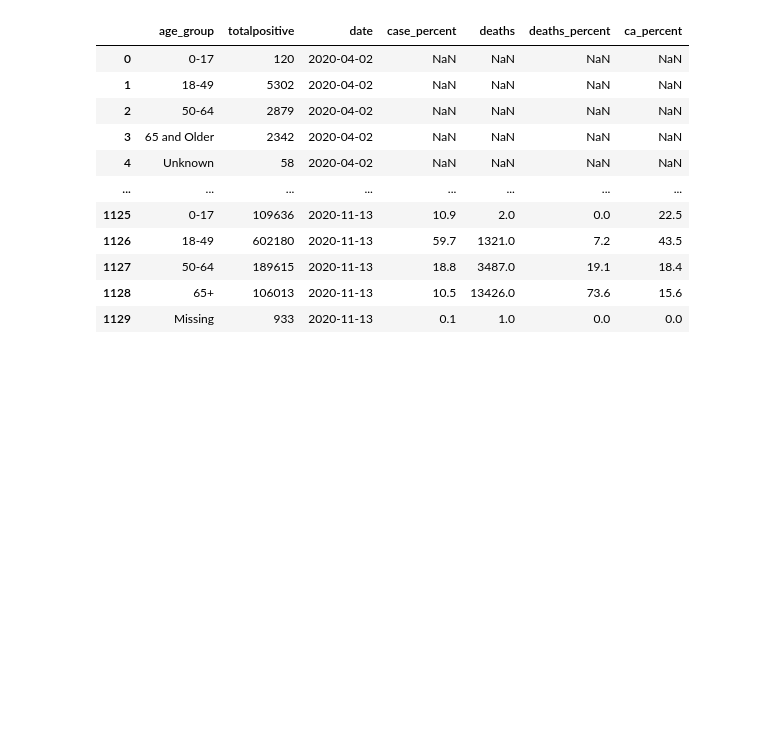
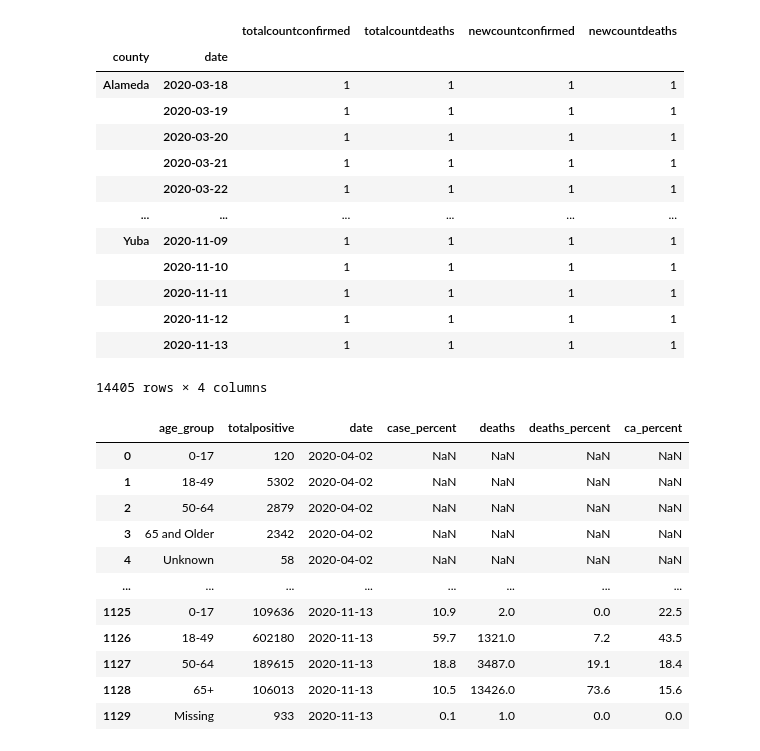
Before and after one commit to rteves0914/COVID_analysis, a Jupyter notebook: data.ipynb, the cells around one changed output. Saved outputs shown, nothing was run; the diff lists cells and outputs as text; code cells hidden in the pictures; blank space fills up the shorter version.

```diff
--- a/data.ipynb
+++ b/data.ipynb
@@ -26,3 +31,21 @@ df_by_county
+# %%
+df_county = df_by_county.groupby(["county", "date"]).sum()
+df_county
+# %% [output]
+|  |  | totalcountconfirmed | totalcountdeaths | newcountconfirmed | newcountdeaths |
+| county | date |  |  |  |  |
+| Alameda | 2020-03-18 | 1 | 1 | 1 | 1 |
+|  | 2020-03-19 | 1 | 1 | 1 | 1 |
+|  | 2020-03-20 | 1 | 1 | 1 | 1 |
+|  | 2020-03-21 | 1 | 1 | 1 | 1 |
+|  | 2020-03-22 | 1 | 1 | 1 | 1 |
+| ... | ... | ... | ... | ... | ... |
+| Yuba | 2020-11-09 | 1 | 1 | 1 | 1 |
+|  | 2020-11-10 | 1 | 1 | 1 | 1 |
+|  | 2020-11-11 | 1 | 1 | 1 | 1 |
+|  | 2020-11-12 | 1 | 1 | 1 | 1 |
+|  | 2020-11-13 | 1 | 1 | 1 | 1 |
+14405 rows × 4 columns
 # %%
 df_by_age = pd.read_csv("case_demographics_age.csv")
 df_by_age
```
Also changed, not shown: parts of 3 cells of this notebook, 1 other file.
